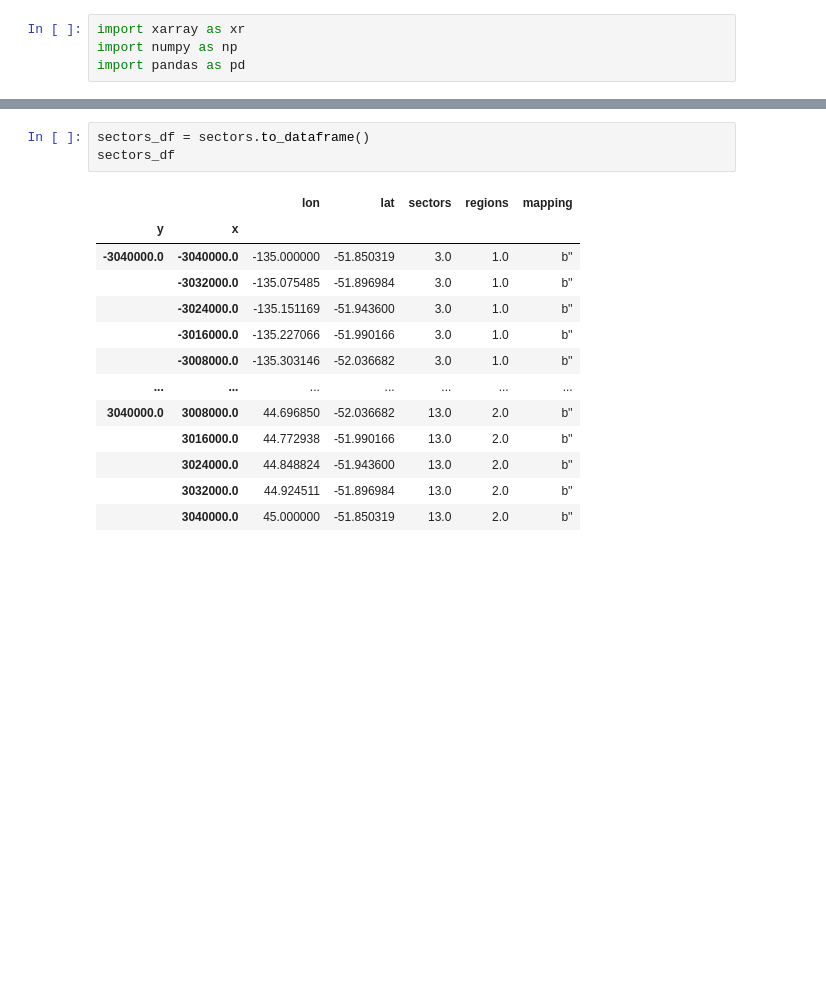
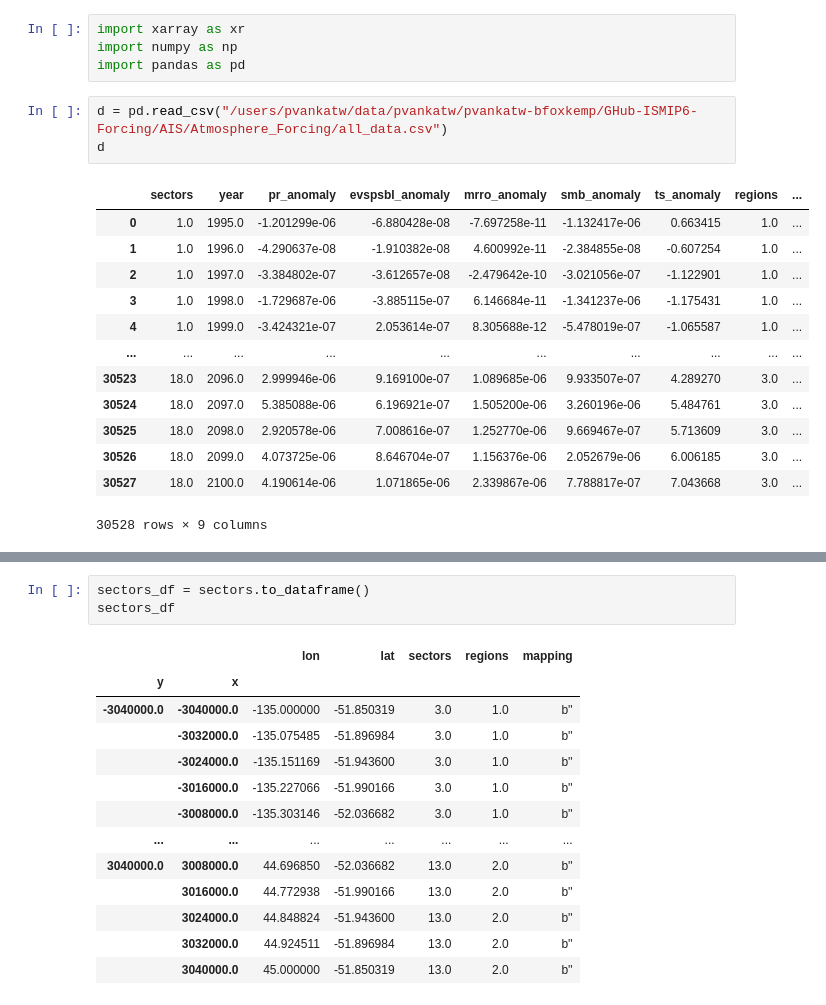
Before and after one commit to Brown-SciML/ise, a Jupyter notebook: src/data/viewing/open_NetCDF.ipynb, the cells around one changed output, grey strips where cells are left out. Drawn from its saved outputs; the diff is of its cells as text; blank space fills up the shorter version.

```diff
--- a/src/data/viewing/open_NetCDF.ipynb
+++ b/src/data/viewing/open_NetCDF.ipynb
@@ -2,6 +2,23 @@
 import xarray as xr
 import numpy as np
 import pandas as pd
+# %%
+d = pd.read_csv("/users/pvankatw/data/pvankatw/pvankatw-bfoxkemp/GHub-ISMIP6-Forcing/AIS/Atmosphere_Forcing/all_data.csv")
+d
+# %% [output]
+|  | sectors | year | pr_anomaly | evspsbl_anomaly | mrro_anomaly | smb_anomaly | ts_anomaly | regions | ... |
+| 0 | 1.0 | 1995.0 | -1.201299e-06 | -6.880428e-08 | -7.697258e-11 | -1.132417e-06 | 0.663415 | 1.0 | ... |
+| 1 | 1.0 | 1996.0 | -4.290637e-08 | -1.910382e-08 | 4.600992e-11 | -2.384855e-08 | -0.607254 | 1.0 | ... |
+| 2 | 1.0 | 1997.0 | -3.384802e-07 | -3.612657e-08 | -2.479642e-10 | -3.021056e-07 | -1.122901 | 1.0 | ... |
+| 3 | 1.0 | 1998.0 | -1.729687e-06 | -3.885115e-07 | 6.146684e-11 | -1.341237e-06 | -1.175431 | 1.0 | ... |
+| 4 | 1.0 | 1999.0 | -3.424321e-07 | 2.053614e-07 | 8.305688e-12 | -5.478019e-07 | -1.065587 | 1.0 | ... |
+| ... | ... | ... | ... | ... | ... | ... | ... | ... | ... |
+| 30523 | 18.0 | 2096.0 | 2.999946e-06 | 9.169100e-07 | 1.089685e-06 | 9.933507e-07 | 4.289270 | 3.0 | ... |
+| 30524 | 18.0 | 2097.0 | 5.385088e-06 | 6.196921e-07 | 1.505200e-06 | 3.260196e-06 | 5.484761 | 3.0 | ... |
+| 30525 | 18.0 | 2098.0 | 2.920578e-06 | 7.008616e-07 | 1.252770e-06 | 9.669467e-07 | 5.713609 | 3.0 | ... |
+| 30526 | 18.0 | 2099.0 | 4.073725e-06 | 8.646704e-07 | 1.156376e-06 | 2.052679e-06 | 6.006185 | 3.0 | ... |
+| 30527 | 18.0 | 2100.0 | 4.190614e-06 | 1.071865e-06 | 2.339867e-06 | 7.788817e-07 | 7.043668 | 3.0 | ... |
+30528 rows × 9 columns
 # %%
 path = r"/users/pvankatw/data/pvankatw/pvankatw-bfoxkemp/GHub-ISMIP6-Forcing/AIS/ISMIP6_sectors/sectors_8km.nc"
 sectors = xr.open_dataset(path)
```
Also changed, not shown: parts of 2 cells of this notebook, 1 other file.
